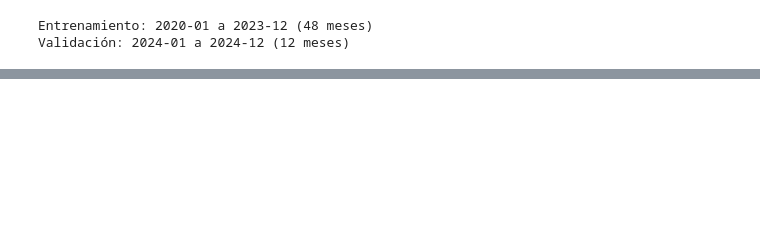
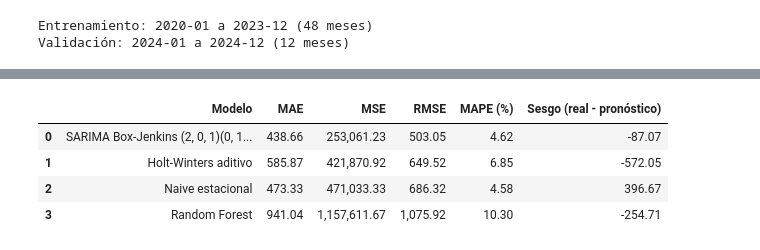
Before and after one commit to JavierLartundoUSS/Proyecto-Gesti-n-de-Operaci-n-Grupo-1, a Jupyter notebook: Grupo1-Gestión-Operaciones.ipynb, the cells around one changed output, grey strips where cells are left out. Saved outputs shown, nothing was run; the diff lists cells and outputs as text; code cells hidden in the pictures; blank space fills up the shorter version.

```diff
--- a/Grupo1-Gestión-Operaciones.ipynb
+++ b/Grupo1-Gestión-Operaciones.ipynb
@@ -1,7 +1,4 @@
 # %%
-%pip install -q openpyxl matplotlib statsmodels scikit-learn
-
-
 import os, warnings
 import numpy as np
 import pandas as pd
@@ -18,7 +15,12 @@ warnings.filterwarnings("ignore")
 pd.set_option("display.max_columns", None)
 pd.set_option("display.float_format", lambda x: f"{x:,.2f}")
 
-archivo = "https://raw.githubusercontent.com/JavierLartundoUSS/Proyecto-Gesti-n-de-Operaci-n-Grupo-1/main/Proyecto_Filtros_Automotrices.xlsx"
+# Fuente única entregada para el caso. En Colab puede reemplazarse esta ruta
+# por la ubicación del mismo archivo cargado en la sesión.
+archivo = "Proyecto_Filtros_Automotrices.xlsx"
+if not os.path.exists(archivo):
+    archivo = "https://raw.githubusercontent.com/JavierLartundoUSS/Proyecto-Gesti-n-de-Operaci-n-Grupo-1/main/Proyecto_Filtros_Automotrices.xlsx"
+
 xls = pd.ExcelFile(archivo)
 print("Hojas:", xls.sheet_names)
 if "Demanda_Historica" not in xls.sheet_names:
@@ -428,0 +381,82 @@ plt.show()
+# %%
+preds = {}
+
+# Modelo de referencia: repite la demanda del mismo mes del año anterior.
+preds["Naive estacional"] = train.iloc[-12:].values
+
+# Mejor alternativa Holt-Winters evaluada.
+hw_add = ExponentialSmoothing(
+    train,
+    trend="add",
+    seasonal="add",
+    seasonal_periods=12,
+    initialization_method="estimated"
+).fit(optimized=True)
+preds["Holt-Winters aditivo"] = hw_add.forecast(12).values
+
+# SARIMA determinado previamente mediante Box-Jenkins.
+modelo_sarima = SARIMAX(
+    train,
+    order=order_bj,
+    seasonal_order=seasonal_order_bj,
+    trend="n",
+    enforce_stationarity=True,
+    enforce_invertibility=True,
+).fit(disp=False, maxiter=100)
+preds[nombre_box_jenkins] = modelo_sarima.forecast(len(test)).to_numpy()
+
+# Random Forest con la mejor configuración obtenida en la validación temporal.
+def features(hist, fecha):
+    return pd.DataFrame([{
+        "lag_1": hist.iloc[-1],
+        "lag_12": hist.iloc[-12],
+        "media_3": hist.iloc[-3:].mean(),
+        "mes": fecha.month,
+        "t": len(hist)
+    }])
+
+def dataset_rf(serie):
+    filas = [
+        features(serie.iloc[:i], serie.index[i]).iloc[0]
+        for i in range(12, len(serie))
+    ]
+    return pd.DataFrame(filas), serie.iloc[12:].to_numpy()
+
+# Configuración fija para evitar múltiples entrenamientos equivalentes.
+Xrf, yrf = dataset_rf(train)
+rf = RandomForestRegressor(
+    n_estimators=200,
+    max_depth=3,
+    min_samples_leaf=2,
+    random_state=42,
+    n_jobs=-1,
+).fit(Xrf, yrf)
+
+historial_rf = train.copy()
+pred_rf = []
+for fecha in test.index:
+    valor = float(rf.predict(features(historial_rf, fecha))[0])
+    pred_rf.append(valor)
+    historial_rf.loc[fecha] = valor
+
+preds["Random Forest"] = np.asarray(pred_rf)
+
+# Alternativas consideradas para el informe, pero no ejecutadas:
+# - Holt-Winters amortiguado.
+# - Holt-Winters con tendencia multiplicativa.
+# - SARIMA (1,1,1) y SARIMA (2,1,2), entre otras configuraciones.
+# - SARIMA (2,0,2)(0,1,1,12), que obtuvo el menor RMSE, pero utiliza
+#   un parámetro adicional y tuvo resultados prácticamente iguales al modelo final.
+
+tabla_metricas = pd.DataFrame([
+    {"Modelo": nombre, **metricas(test.values, pred)}
+    for nombre, pred in preds.items()
+]).sort_values("RMSE").reset_index(drop=True)
+
+modelo_seleccionado = nombre_box_jenkins
+
+display(Markdown(
+    f"### Modelo adoptado: **{modelo_seleccionado}**"
+))
+display(tabla_metricas.round(2))
+# %% [output]
@@ -428,0 +464,5 @@ plt.show()
+|  | Modelo | MAE | MSE | RMSE | MAPE (%) | Sesgo (real - pronóstico) |
+| 0 | SARIMA Box-Jenkins (2, 0, 1)(0, 1... | 438.66 | 253,061.23 | 503.05 | 4.62 | -87.07 |
+| 1 | Holt-Winters aditivo | 585.87 | 421,870.92 | 649.52 | 6.85 | -572.05 |
+| 2 | Naive estacional | 473.33 | 471,033.33 | 686.32 | 4.58 | 396.67 |
+| 3 | Random Forest | 941.04 | 1,157,611.67 | 1,075.92 | 10.30 | -254.71 |
```
Also changed, not shown: parts of 12 cells of this notebook, 5 other files.
